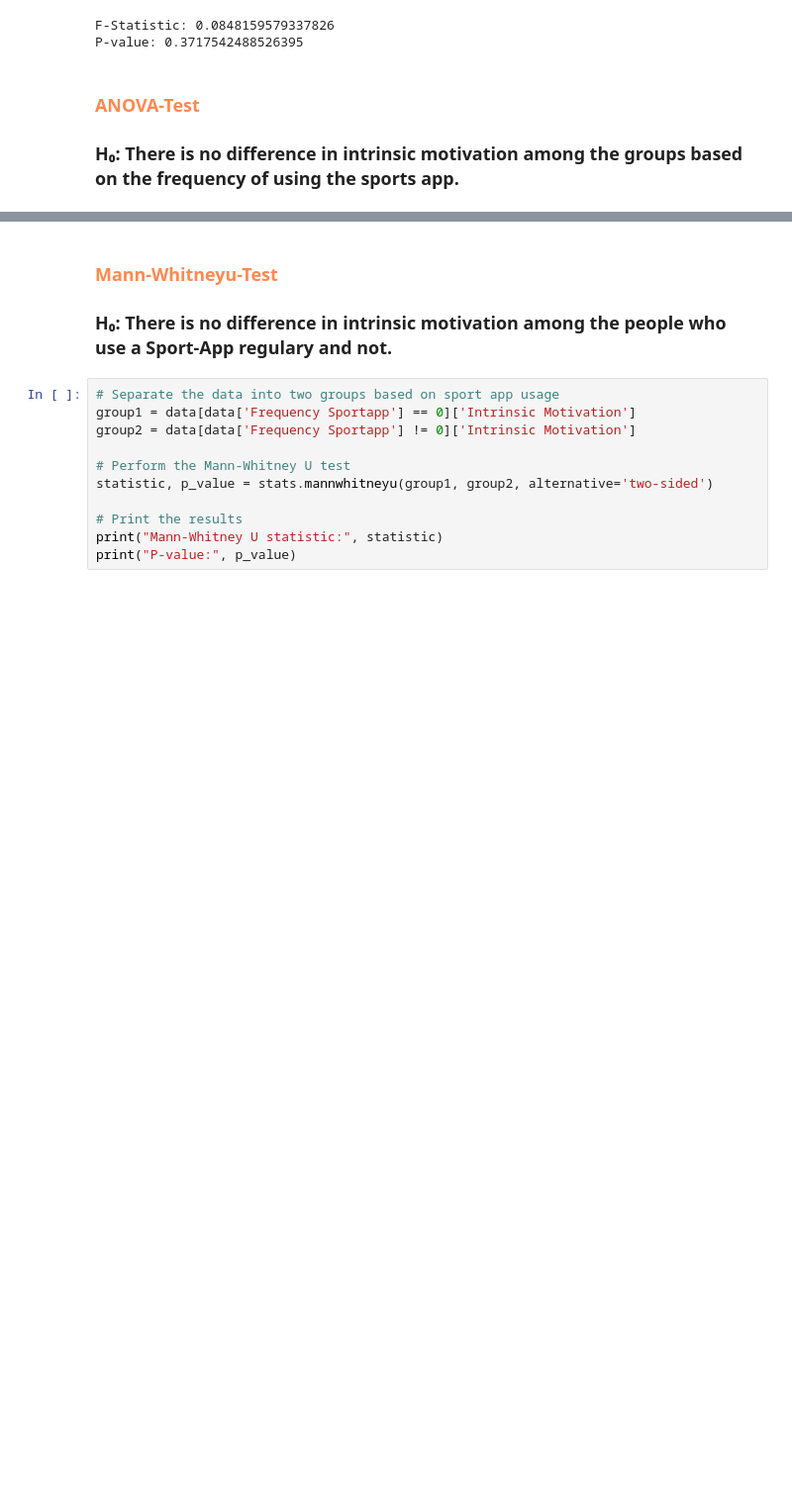
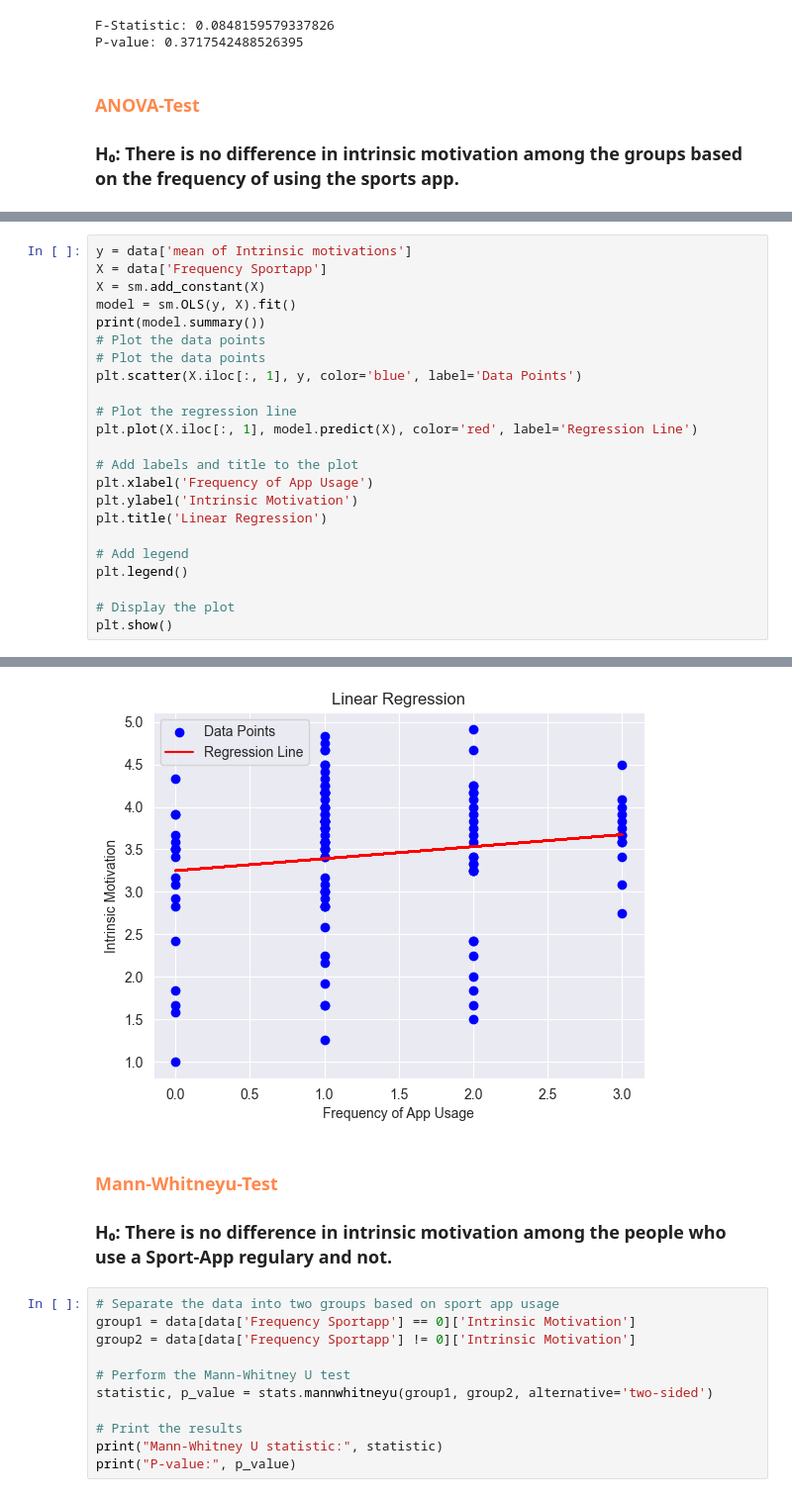
Before and after one commit to leaambrosius/emse, a Jupyter notebook: calculation_arunge.ipynb, the cells around one changed output, grey strips where cells are left out. Shown at 99% size. Saved outputs shown, nothing was run; the diff lists cells and outputs as text; blank space fills up the shorter version.

Commit message:
add linear regression

```diff
--- a/calculation_arunge.ipynb
+++ b/calculation_arunge.ipynb
@@ -183,3 +183,27 @@ print("P-value:", p_value)
 # %% [output]
 F-Statistic: 1.0650977667918837
 P-value: 0.30541660543809385
+# %%
+y = data['mean of Intrinsic motivations']
+X = data['Frequency Sportapp']
+X = sm.add_constant(X)
+model = sm.OLS(y, X).fit()
+print(model.summary())
+# Plot the data points
+# Plot the data points
+plt.scatter(X.iloc[:, 1], y, color='blue', label='Data Points')
+
+# Plot the regression line
+plt.plot(X.iloc[:, 1], model.predict(X), color='red', label='Regression Line')
+
+# Add labels and title to the plot
+plt.xlabel('Frequency of App Usage')
+plt.ylabel('Intrinsic Motivation')
+plt.title('Linear Regression')
+
+# Add legend
+plt.legend()
+
+# Display the plot
+plt.show()
+# %% [output]
@@ -186,3 +227,4 @@ P-value: 0.30541660543809385
+[figure, added]
 # %% [markdown]
 ### <span style="color:#FF884D"> Mann-Whitneyu-Test </span>
 ### <span> H₀: There is no difference in intrinsic motivation among the people who use a Sport-App regulary and not.</span>
```
Also changed, not shown: parts of 5 cells of this notebook.
